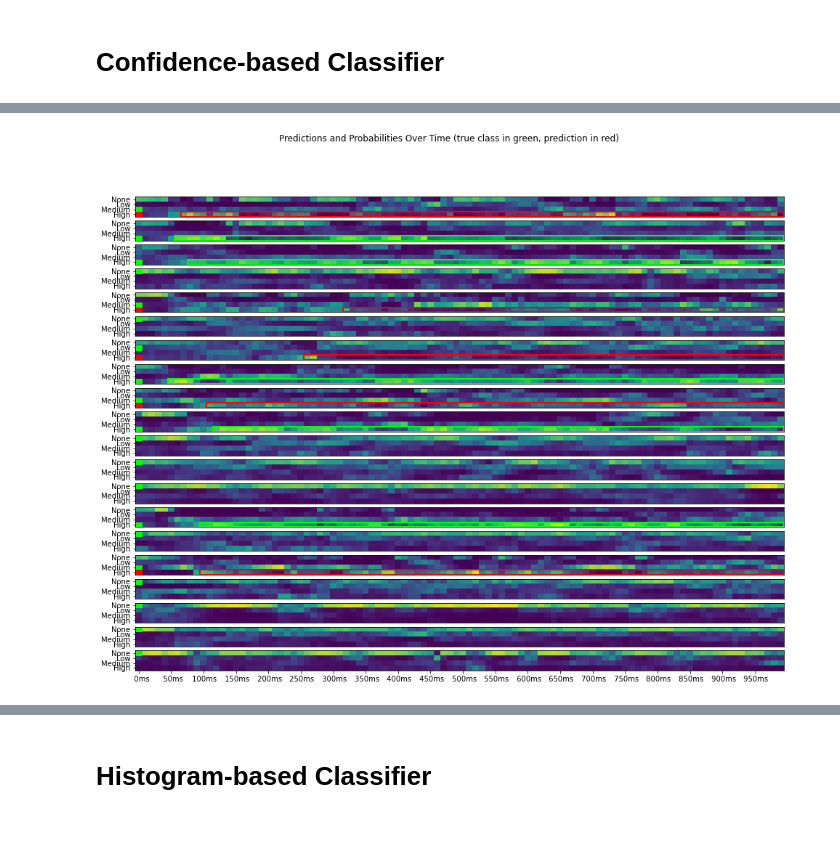
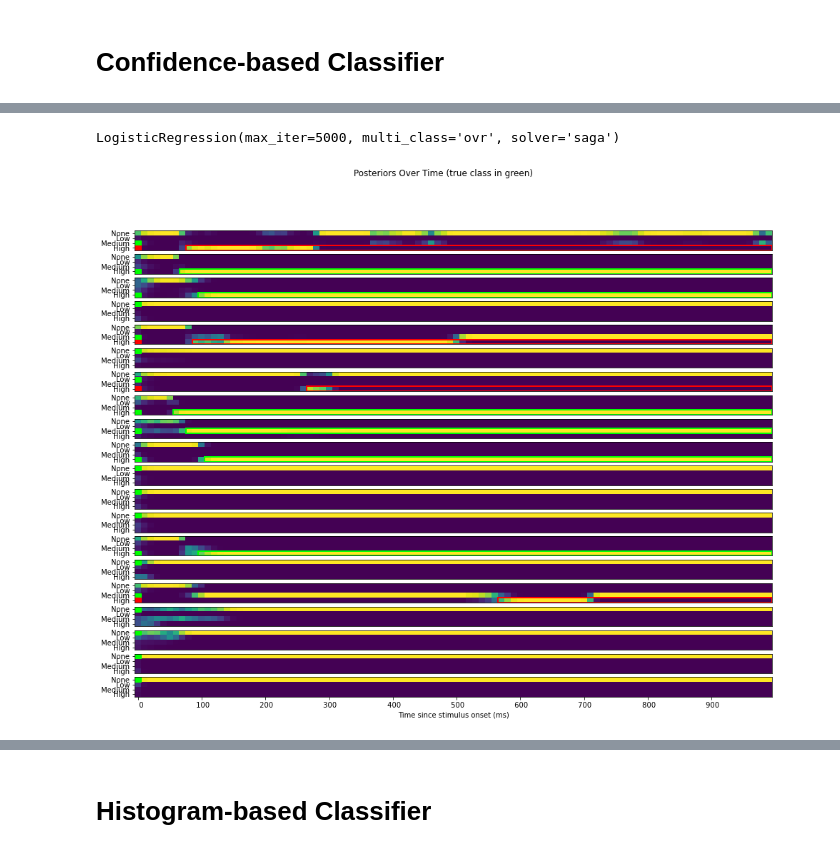
Before and after one commit to sjawhar/nma2020-steinmetz-project, a Jupyter notebook: notebooks/vision-decoders.ipynb, the cells around one changed output, grey strips where cells are left out. Saved outputs shown, nothing was run; the diff lists cells and outputs as text; code cells hidden in the pictures.

Commit message:
Action decoder and deliberation time. Closes #11

```diff
--- a/notebooks/decoders.ipynb
+++ b/notebooks/vision-decoders.ipynb
@@ -162,75 +168,98 @@ plt.show()
+# %%
+X = reshape_by_bins(spikes)
+NUM_BINS_FULL = X.shape[0] // sum(CHOSEN_TRIALS)
+y = np.repeat(labels, NUM_BINS_FULL)
+clf.fit(X, y)
+# %% [output]
+LogisticRegression(max_iter=5000, multi_class='ovr', solver='saga')
+# %%
+CONFIDENCE_THRESHOLD = np.array([
+    SELECTOR['CHOICE_CORRECT'][SELECTOR["STIM_RIGHT_LOW"]].mean(),
+    SELECTOR['CHOICE_CORRECT'][SELECTOR["STIM_RIGHT_MEDIUM"]].mean(),
+    SELECTOR['CHOICE_CORRECT'][SELECTOR["STIM_RIGHT_HIGH"]].mean(),
+])
 # %%
 %matplotlib inline
-
 plotted_trials = 20
-xticks = np.arange(NUM_BINS // 5) * 5
-xticklabels = [f"{i*10:4d}ms" for i in xticks]
+xticks = np.arange(NUM_BINS_FULL // 10) * 10
+xticklabels = [f"{i*10:4d}" for i in xticks]
 fig, axes = plt.subplots(plotted_trials, 1, sharey=True)
 fig.set_size_inches(16, 12)
-fig.suptitle(f"Predictions and Probabilities Over Time (true class in green, prediction in red)")
+fig.suptitle(f"Posteriors Over Time (true class in green)")
 
+mouse_correct = SELECTOR["CHOICE_CORRECT"][CHOSEN_TRIALS].astype(int)
 confusion_matrices = np.zeros((2, NUM_CLASSES, NUM_CLASSES), dtype=int)
-prediction_times = np.zeros(spikes.shape[1], dtype=int)
-mouse_correct = SELECTOR["CHOICE_CORRECT"][CHOSEN_TRIALS].astype(int)
+decision_times = np.zeros(spikes.shape[1], dtype=int)
+decisions = np.zeros_like(decision_times)
+eps = np.finfo(float).eps
 
 for trial_num in range(spikes.shape[1]):
-    correct_class = label_encoder.transform(contrast[[trial_num]])[0]
-    population_activity = X[(trial_num*NUM_BINS):((trial_num+1)*NUM_BINS), :]
-    probs = clf.predict_proba(population_activity)
+    population_activity = X[(trial_num*NUM_BINS_FULL):((trial_num+1)*NUM_BINS_FULL), :]
+    likelihoods = clf.predict_log_proba(population_activity)
 
-    prediction = 0
-    predict_times = np.argmax(probs[:, 1:] >= behavior[1:, 0], axis=0)
-    if np.any(predict_times > 0):
-        prediction = NUM_CLASSES - np.argmax(predict_times[::-1] > 0) - 1
-        prediction_times[trial_num] = predict_times[prediction - 1]
+    probs = np.zeros_like(likelihoods)
+    probs[0] = likelihoods[0]
+    for i in range(1, NUM_BINS_FULL):
+        prob = np.exp(probs[i - 1] + likelihoods[i]) + eps
+        probs[i] = np.log(prob / prob.sum())
+    probs = np.exp(probs)
 
-    confusion_matrices[mouse_correct[trial_num], correct_class, prediction] += 1
+    decision = 0
+    decided = np.argmax(probs[:, 1:] > CONFIDENCE_THRESHOLD, axis=0)
+    if np.any(decided):
+        decision = NUM_CLASSES - np.argmax(decided[::-1] > 0) - 1
+        decision_times[trial_num] = decided[decision - 1]
+        decisions[trial_num] = decision
+
+    correct_class = labels[trial_num]
+    confusion_matrices[mouse_correct[trial_num], correct_class, decision] += 1
 
     if trial_num >= plotted_trials:
         continue
 
     ax = axes[trial_num]
     im = ax.imshow(probs.T, vmin=0, vmax=1, aspect='auto')
 
     ax.axhspan(
         ymin=correct_class-0.5,
         ymax=correct_class+0.5,
         xmin=0,
-        xmax=1/NUM_BINS,
+        xmax=1/NUM_BINS_FULL,
         color=(0, 1, 0)
     )
-    if prediction > 0:
+    if decision > 0:
         ax.axhspan(
-            ymin=prediction-0.5,
-            ymax=prediction+0.5,
-            xmin=prediction_times[trial_num]/NUM_BINS,
+            ymin=decision-0.5,
+            ymax=decision+0.5,
+            xmin=decision_times[trial_num]/NUM_BINS_FULL,
             xmax=1,
-            edgecolor='r' if prediction != correct_class else (0,1,0),
+            edgecolor='r' if decision != correct_class else (0,1,0),
             facecolor=(0, 0, 0, 0),
             lw=2,
         )
-    if prediction != correct_class:
+    if decision != correct_class:
         ax.axhspan(
-            ymin=prediction-0.5,
-            ymax=prediction+0.5,
+            ymin=decision-0.5,
+            ymax=decision+0.5,
             xmin=0,
-            xmax=1/NUM_BINS,
+            xmax=1/NUM_BINS_FULL,
             color='r'
         )
 
     ax.set_yticks(np.arange(NUM_CLASSES))
     ax.set_yticklabels(CLASS_NAMES)
 
     if trial_num != plotted_trials - 1:
         ax.set_xticks([])
         continue
 
-    ax.set_xticks(yticks)
-    ax.set_xticklabels(yticklabels)
+    ax.set_xticks(xticks)
+    ax.set_xticklabels(xticklabels)
+    ax.set_xlabel("Time since stimulus onset (ms)")
 
 plt.show()
 # %% [output]
-[figure, old version]
+[figure, new version]
 # %%
 from sklearn.metrics import ConfusionMatrixDisplay
 %matplotlib inline
```
Also changed, not shown: parts of 16 cells of this notebook, 5 other files.
